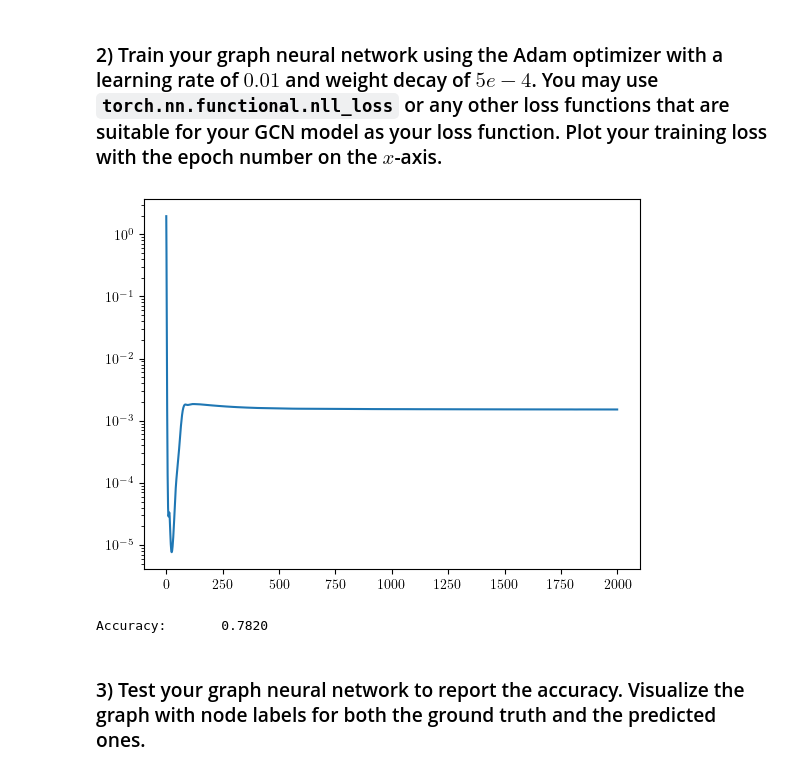
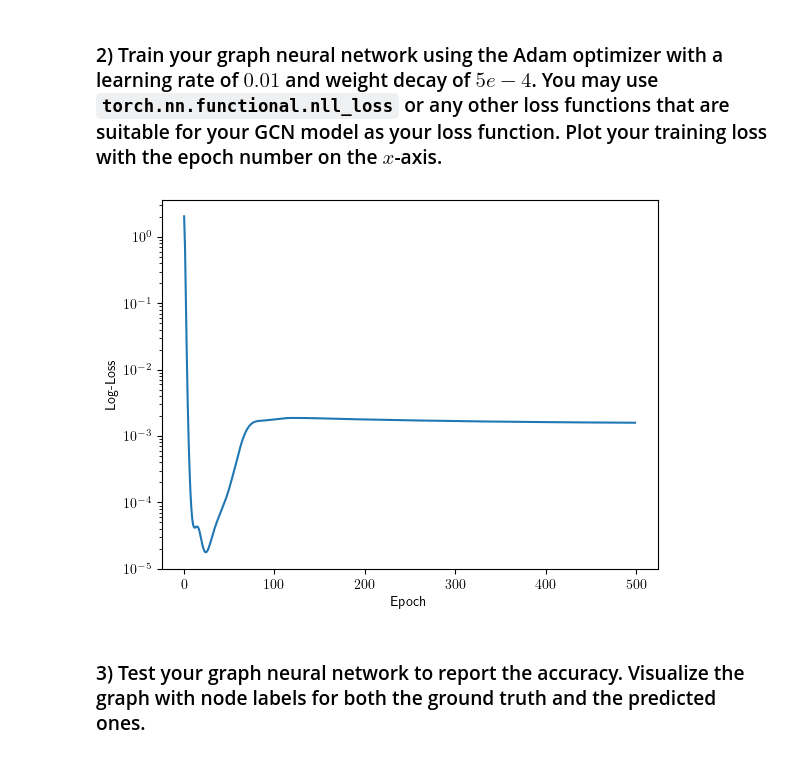
Before and after one commit to rb668/ECE-5260-rb668, a Jupyter notebook: mt2.ipynb, the cells around one changed output. Drawn from its saved outputs; the diff is of its cells as text; code cells hidden in the pictures.

```diff
--- a/mt2.ipynb
+++ b/mt2.ipynb
@@ -350,32 +401,34 @@ class GCN(torch.nn.Module):
 # %%
 l_rate = 0.01
 w_decay = 5e-4
 
 device = torch.device('cuda' if torch.cuda.is_available() else 'cpu')
 
 model = GCN().to(device)
 data = cora_dataset[0].to(device)
 optimizer = torch.optim.Adam(model.parameters(), lr= l_rate, weight_decay= w_decay)
 
-n_epochs = 2000
+n_epochs = 500
 epochs = np.arange(n_epochs)
 train_loss = np.zeros((n_epochs,))
 
 model.train()
 for epoch in range(n_epochs):
     optimizer.zero_grad()
     out = model(data)
     loss = F.nll_loss(out[data.train_mask], data.y[data.train_mask])
     loss.backward()
     optimizer.step()
     train_loss[epoch] = loss
 
 plt.plot(epochs, train_loss)
+plt.ylabel("Log-Loss")
+plt.xlabel("Epoch")
 plt.yscale("log")
+plt.savefig("q3.2.png")
 plt.show()
 # %% [output]
-[figure, old version]
+[figure, new version]
-Accuracy:       0.7820
 # %% [markdown]
 ### 3) Test your graph neural network to report the accuracy. Visualize the graph with node labels for both the ground truth and the predicted ones.
 # %%
```
Also changed, not shown: parts of 8 cells of this notebook.
